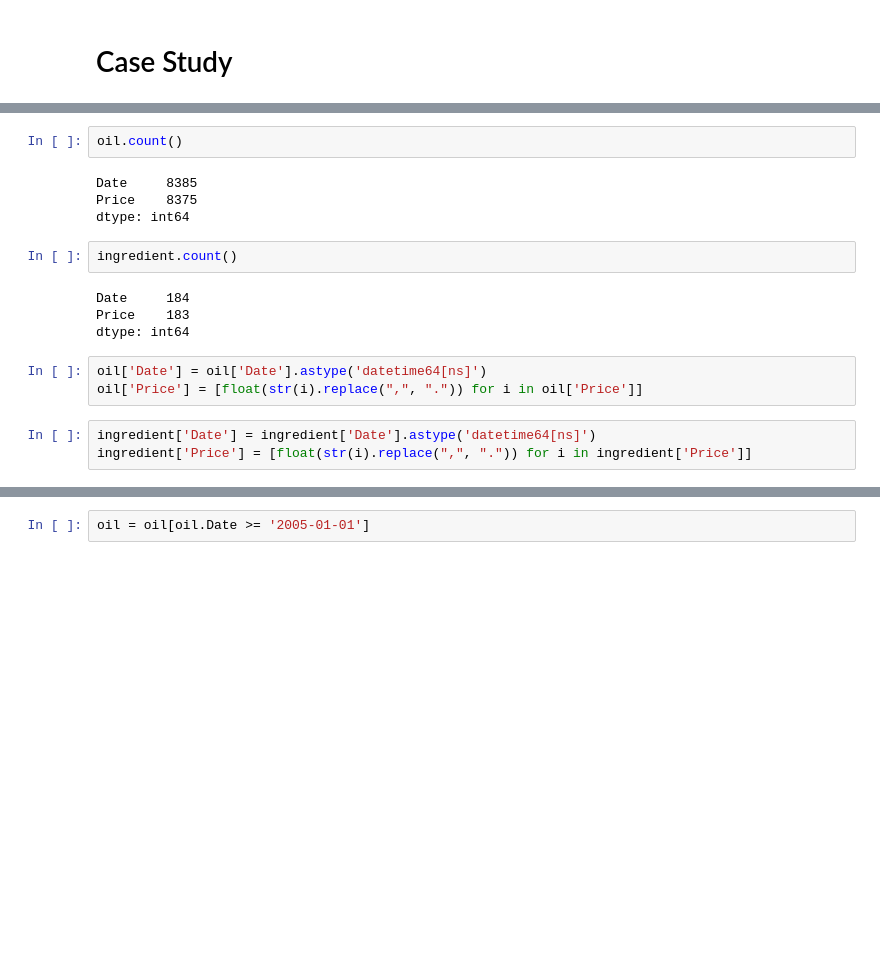
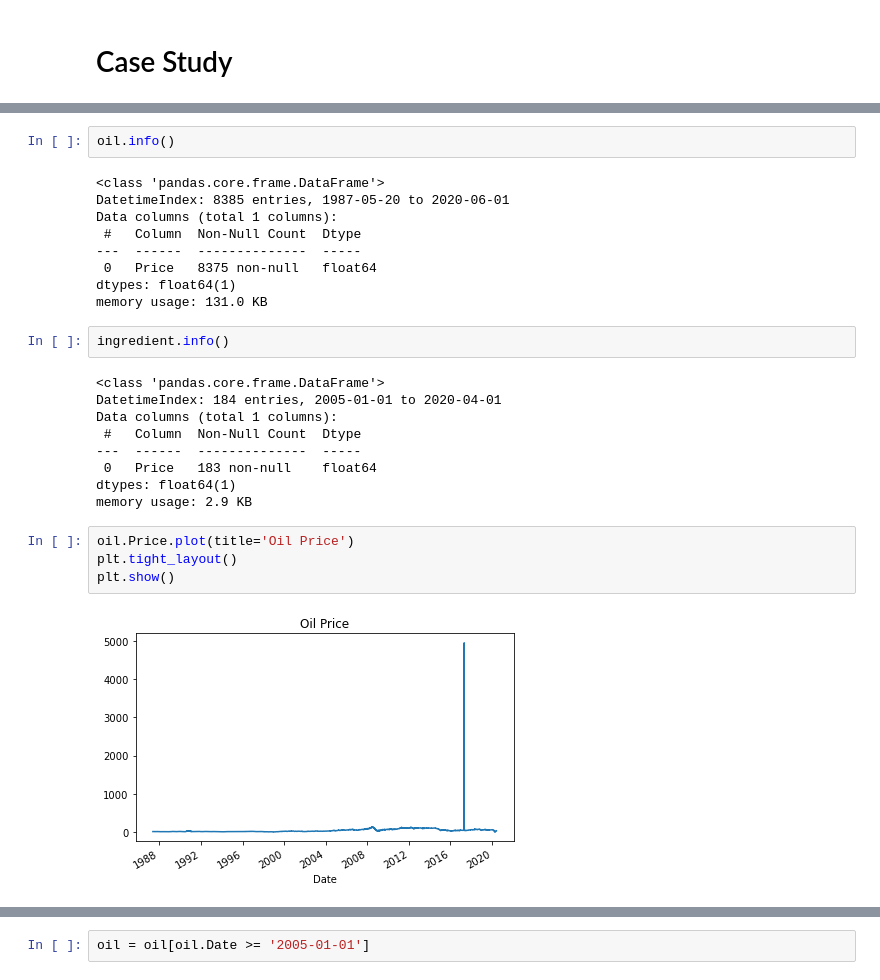
Before and after one commit to ievazzade/ML_Projects, a Jupyter notebook: IFF_DS_CaseStudy/IFF Data Science Case Study/IFF_DS_CaseStudy.ipynb, the cells around one changed output, grey strips where cells are left out. Saved outputs shown, nothing was run; the diff lists cells and outputs as text; blank space fills up the shorter version.

```diff
--- a/IFF_DS_CaseStudy/IFF Data Science Case Study/IFF_DS_CaseStudy.ipynb
+++ b/IFF_DS_CaseStudy/IFF Data Science Case Study/IFF_DS_CaseStudy.ipynb
@@ -13,18 +39,28 @@ ingredient = pd.read_csv('./ingredient_prices.csv')
 # %%
-oil.count()
+oil.info()
 # %% [output]
-Date     8385
-Price    8375
-dtype: int64
+<class 'pandas.core.frame.DataFrame'>
+DatetimeIndex: 8385 entries, 1987-05-20 to 2020-06-01
+Data columns (total 1 columns):
+ #   Column  Non-Null Count  Dtype
+---  ------  --------------  -----
+ 0   Price   8375 non-null   float64
+dtypes: float64(1)
+memory usage: 131.0 KB
 # %%
-ingredient.count()
+ingredient.info()
 # %% [output]
-Date     184
-Price    183
-dtype: int64
+<class 'pandas.core.frame.DataFrame'>
+DatetimeIndex: 184 entries, 2005-01-01 to 2020-04-01
+Data columns (total 1 columns):
+ #   Column  Non-Null Count  Dtype
+---  ------  --------------  -----
+ 0   Price   183 non-null    float64
+dtypes: float64(1)
+memory usage: 2.9 KB
-# %%
-oil['Date'] = oil['Date'].astype('datetime64[ns]')
-oil['Price'] = [float(str(i).replace(",", ".")) for i in oil['Price']]
-# %%
-ingredient['Date'] = ingredient['Date'].astype('datetime64[ns]')
-ingredient['Price'] = [float(str(i).replace(",", ".")) for i in ingredient['Price']]
+# %%
+oil.Price.plot(title='Oil Price')
+plt.tight_layout()
+plt.show()
+# %% [output]
+[figure, added]
```
Also changed, not shown: parts of 27 cells of this notebook.
